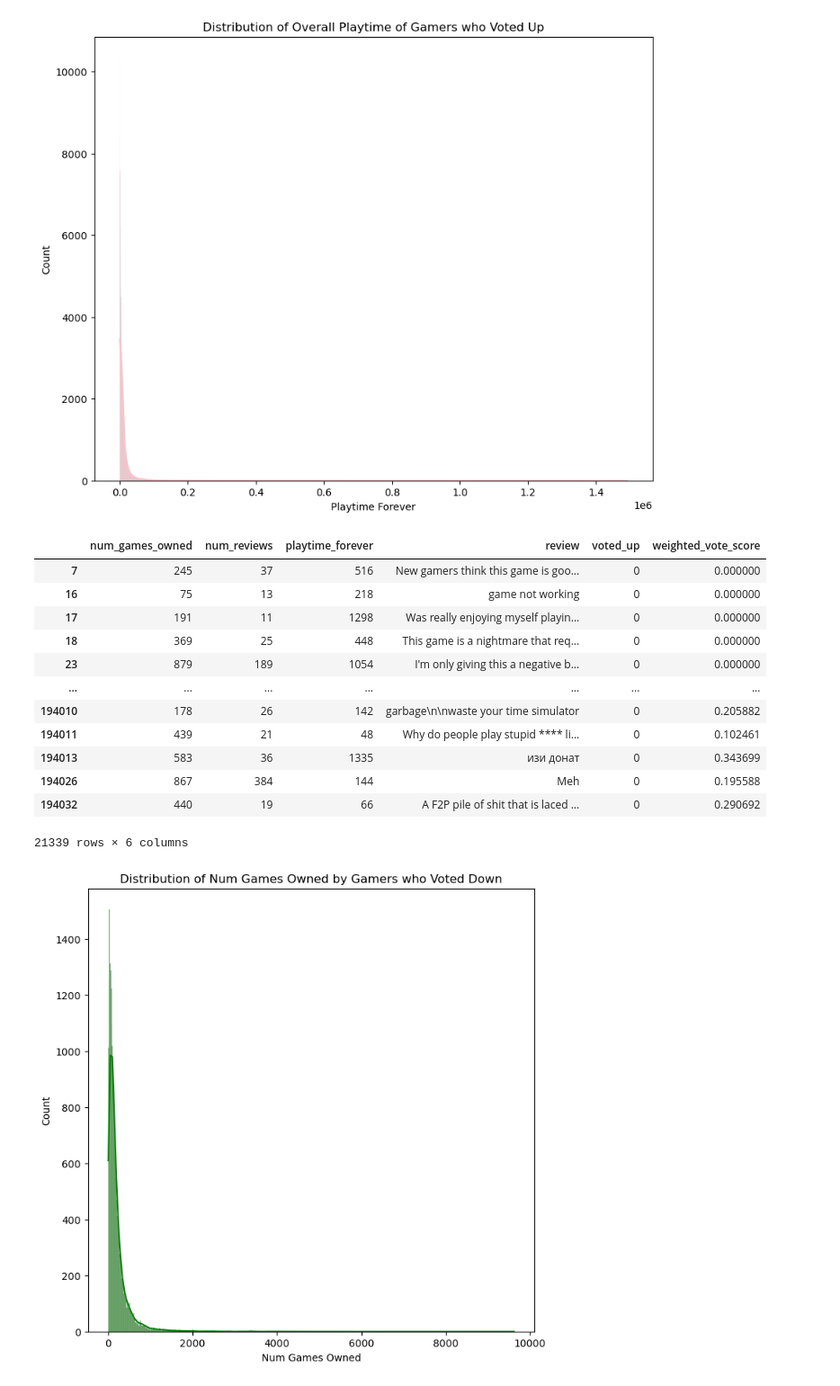
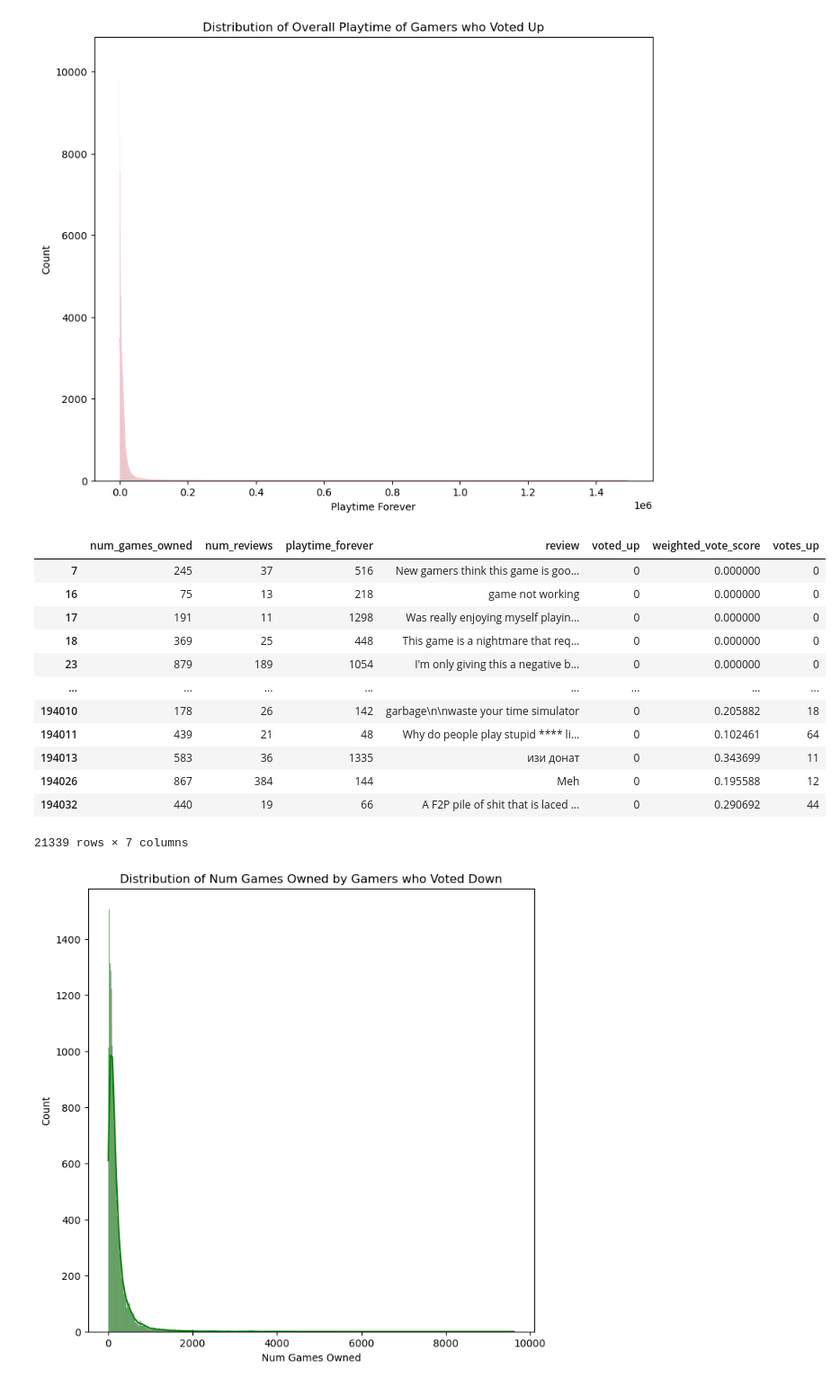
Before and after one commit to JocelArcelona/Fallout-Series-Steam-Reviews-Sentiment-Analysis, a Jupyter notebook: notebooks/Data Cleaning, EDA and Modeling with Unigrams using NLTK.ipynb, the cells around one changed output. Shown at 90% size. Drawn from its saved outputs; the diff is of its cells as text; code cells hidden in the pictures.

```diff
--- a/notebooks/Data Cleaning, EDA and Modeling with Unigrams using NLTK.ipynb
+++ b/notebooks/Data Cleaning, EDA and Modeling with Unigrams using NLTK.ipynb
@@ -577,22 +577,22 @@ plt.show()
 # %%
 # inspecting reviews with votes down
 
-votes_down = final_df.loc[final_df["voted_up"] == 0][["num_games_owned", "num_reviews", "playtime_forever", "review", "voted_up", "weighted_vote_score"]]
+votes_down = final_df.loc[final_df["voted_up"] == 0][["num_games_owned", "num_reviews", "playtime_forever", "review", "voted_up", "weighted_vote_score", "votes_up"]]
 votes_down
 # %% [output]
-|  | num_games_owned | num_reviews | playtime_forever | review | voted_up | weighted_vote_score |
-| 7 | 245 | 37 | 516 | New gamers think this game is goo... | 0 | 0.000000 |
-| 16 | 75 | 13 | 218 | game not working | 0 | 0.000000 |
-| 17 | 191 | 11 | 1298 | Was really enjoying myself playin... | 0 | 0.000000 |
-| 18 | 369 | 25 | 448 | This game is a nightmare that req... | 0 | 0.000000 |
-| 23 | 879 | 189 | 1054 | I'm only giving this a negative b... | 0 | 0.000000 |
-| ... | ... | ... | ... | ... | ... | ... |
-| 194010 | 178 | 26 | 142 | garbage\n\nwaste your time simulator | 0 | 0.205882 |
-| 194011 | 439 | 21 | 48 | Why do people play stupid **** li... | 0 | 0.102461 |
-| 194013 | 583 | 36 | 1335 | изи донат | 0 | 0.343699 |
-| 194026 | 867 | 384 | 144 | Meh | 0 | 0.195588 |
-| 194032 | 440 | 19 | 66 | A F2P pile of shit that is laced ... | 0 | 0.290692 |
+|  | num_games_owned | num_reviews | playtime_forever | review | voted_up | weighted_vote_score | votes_up |
+| 7 | 245 | 37 | 516 | New gamers think this game is goo... | 0 | 0.000000 | 0 |
+| 16 | 75 | 13 | 218 | game not working | 0 | 0.000000 | 0 |
+| 17 | 191 | 11 | 1298 | Was really enjoying myself playin... | 0 | 0.000000 | 0 |
+| 18 | 369 | 25 | 448 | This game is a nightmare that req... | 0 | 0.000000 | 0 |
+| 23 | 879 | 189 | 1054 | I'm only giving this a negative b... | 0 | 0.000000 | 0 |
+| ... | ... | ... | ... | ... | ... | ... | ... |
+| 194010 | 178 | 26 | 142 | garbage\n\nwaste your time simulator | 0 | 0.205882 | 18 |
+| 194011 | 439 | 21 | 48 | Why do people play stupid **** li... | 0 | 0.102461 | 64 |
+| 194013 | 583 | 36 | 1335 | изи донат | 0 | 0.343699 | 11 |
+| 194026 | 867 | 384 | 144 | Meh | 0 | 0.195588 | 12 |
+| 194032 | 440 | 19 | 66 | A F2P pile of shit that is laced ... | 0 | 0.290692 | 44 |
-21339 rows × 6 columns
+21339 rows × 7 columns
 # %%
 # distribution of num games owned by gamers who voted down
 
```
Also changed, not shown: parts of 24 cells of this notebook, 1 other file.
